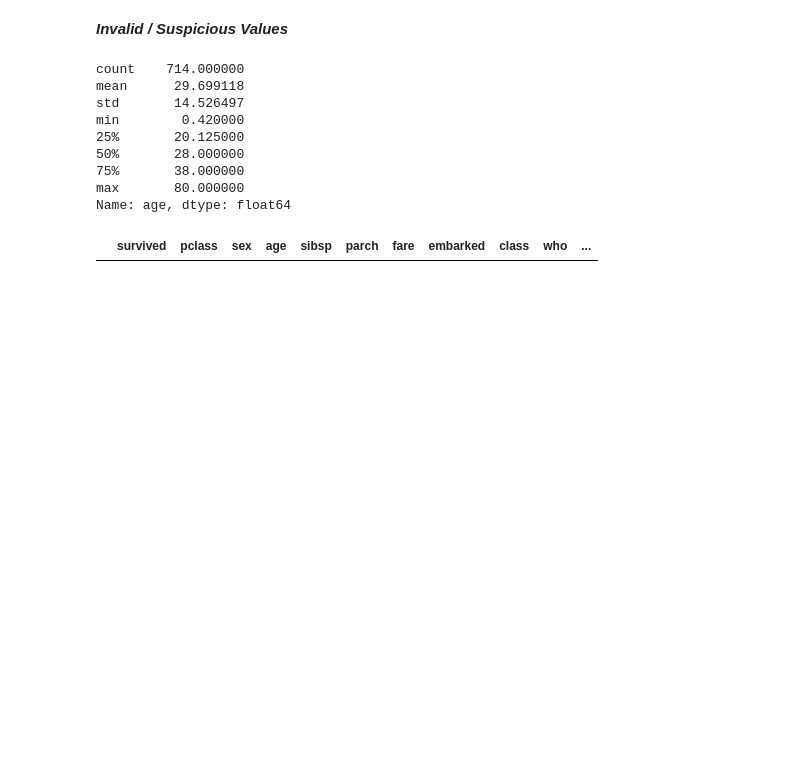
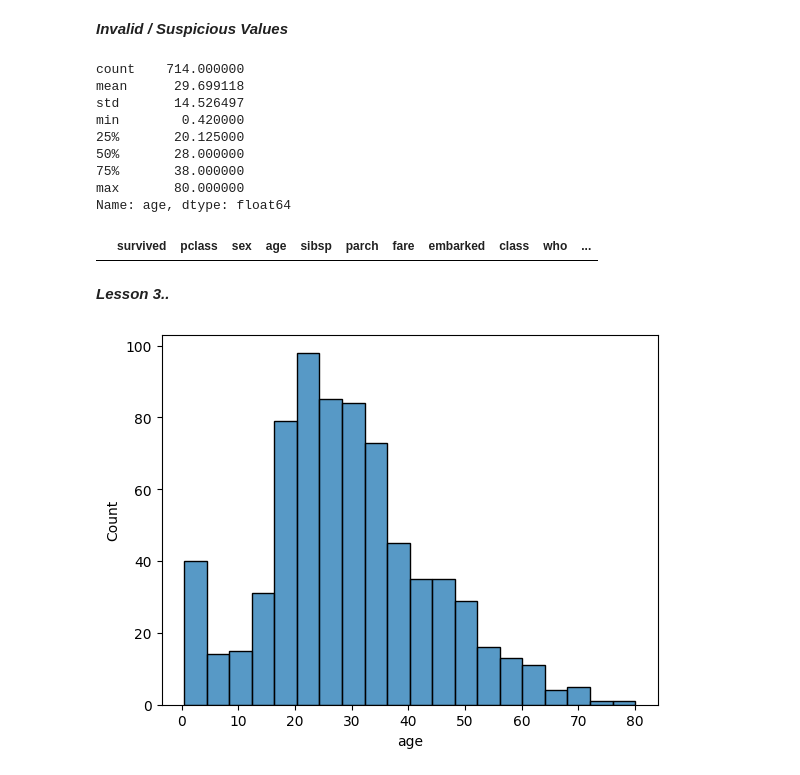
Before and after one commit to mdmostafizurrahman6351/Data_science, a Jupyter notebook: Data_analysis/EDA/Titanic_Data_EDA-01.ipynb, the cells around one changed output. Drawn from its saved outputs; the diff is of its cells as text; code cells hidden in the pictures; blank space fills up the shorter version.

Commit message:
Kaggle Notebook | Titanic_Data_EDA_01 | Version 3

```diff
--- a/Data_analysis/EDA/Titanic_Data_EDA-01.ipynb
+++ b/Data_analysis/EDA/Titanic_Data_EDA-01.ipynb
@@ -217,3 +217,10 @@ Name: age, dtype: float64
 df[(df['age'] > 100) & (df['age'] < 0)]
 # %% [output]
 |  | survived | pclass | sex | age | sibsp | parch | fare | embarked | class | who | ... |
+# %% [markdown]
+***Lesson 3..***
+# %%
+sns.histplot(data=df, x="age")
+plt.show()
+# %% [output]
+[figure, added]
```
Also changed, not shown: parts of 53 cells of this notebook.
